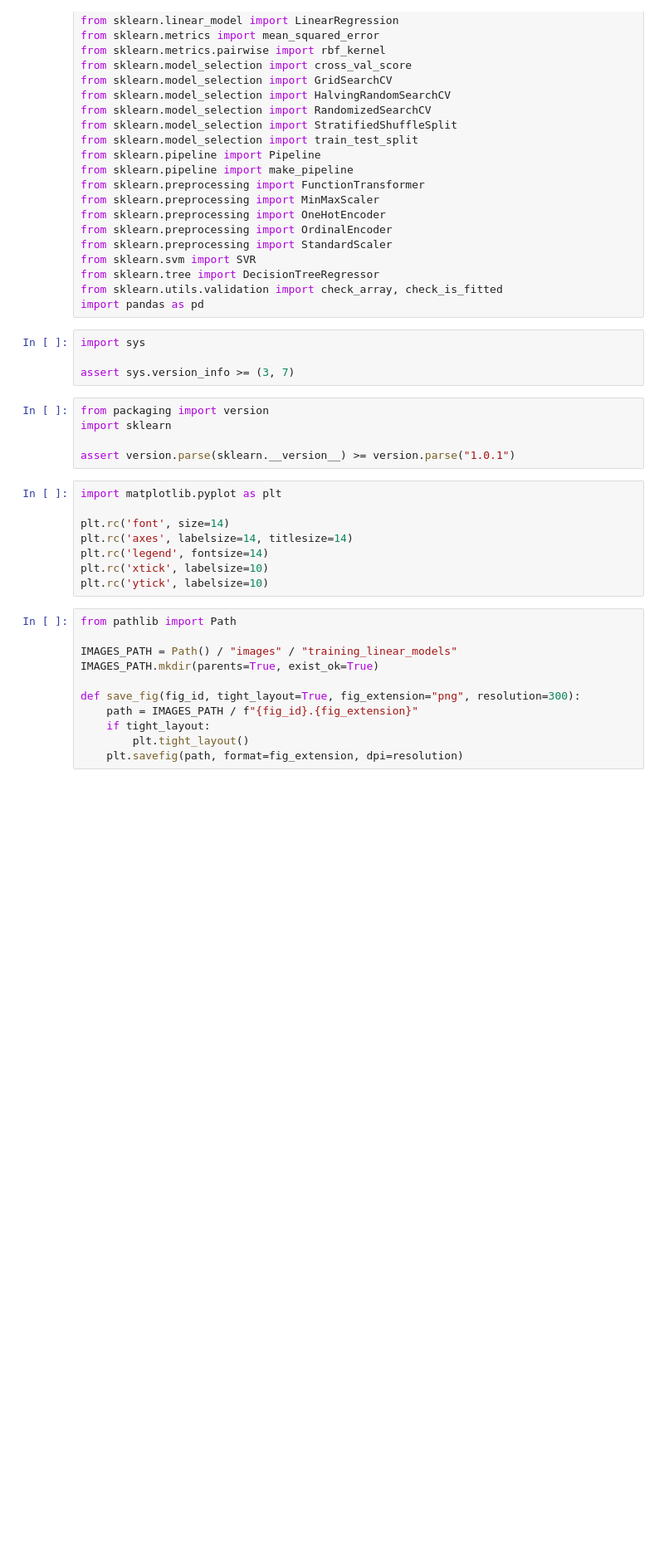
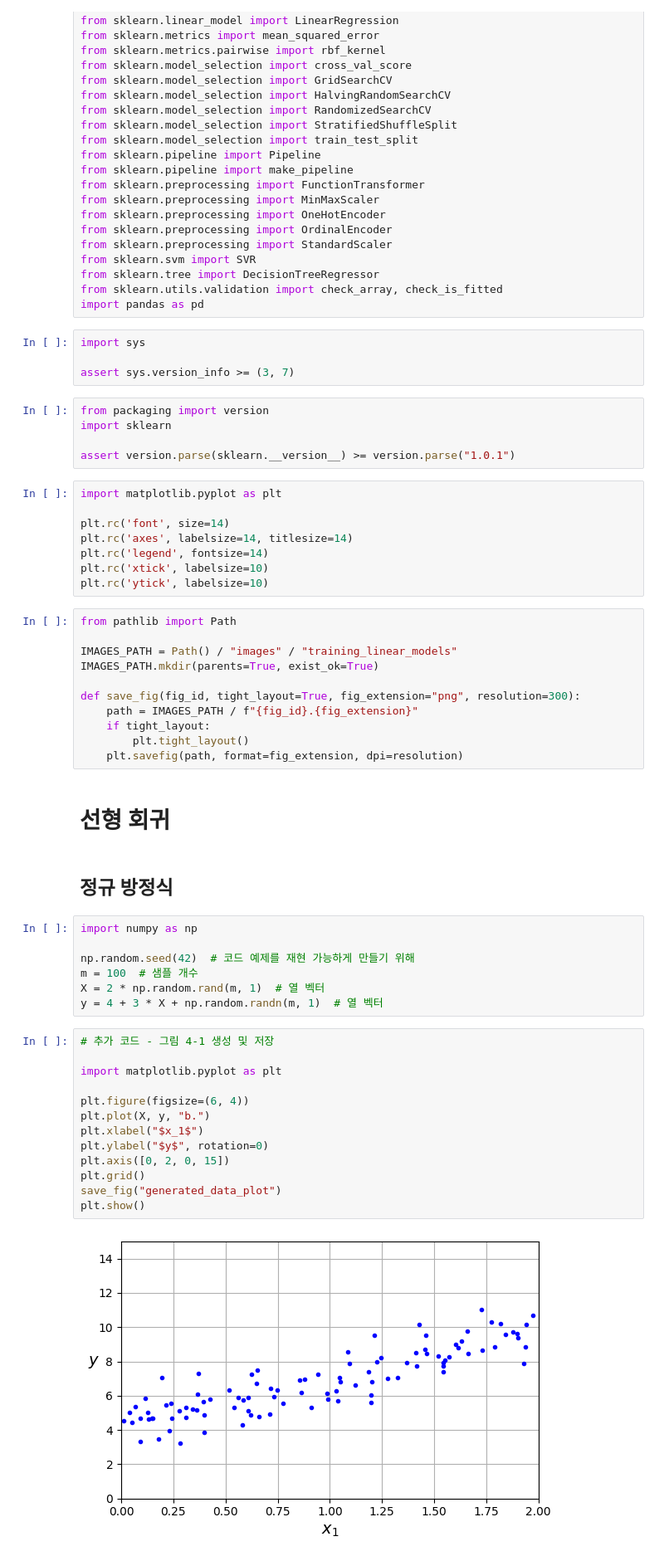
Before and after one commit to jangkoon-park/data-AI-study, a Jupyter notebook: ml-complete-guide-scikit-keras-tensorflow2/4장.ipynb, the cells around one changed output. Shown: that part at 83% size. Drawn from its saved outputs; the diff is of its cells as text; blank space fills up the shorter version.

```diff
--- a/ml-complete-guide-scikit-keras-tensorflow2/4장.ipynb
+++ b/ml-complete-guide-scikit-keras-tensorflow2/4장.ipynb
@@ -68,3 +68,29 @@ def save_fig(fig_id, tight_layout=True, fig_extension="png", resolution=300):
     if tight_layout:
         plt.tight_layout()
     plt.savefig(path, format=fig_extension, dpi=resolution)
+# %% [markdown]
+# 선형 회귀
+# %% [markdown]
+## 정규 방정식
+# %%
+import numpy as np
+
+np.random.seed(42)  # 코드 예제를 재현 가능하게 만들기 위해
+m = 100  # 샘플 개수
+X = 2 * np.random.rand(m, 1)  # 열 벡터
+y = 4 + 3 * X + np.random.randn(m, 1)  # 열 벡터
+# %%
+# 추가 코드 - 그림 4-1 생성 및 저장
+
+import matplotlib.pyplot as plt
+
+plt.figure(figsize=(6, 4))
+plt.plot(X, y, "b.")
+plt.xlabel("$x_1$")
+plt.ylabel("$y$", rotation=0)
+plt.axis([0, 2, 0, 15])
+plt.grid()
+save_fig("generated_data_plot")
+plt.show()
+# %% [output]
+[figure, added]
```
Also changed, not shown: parts of 16 cells of this notebook.
